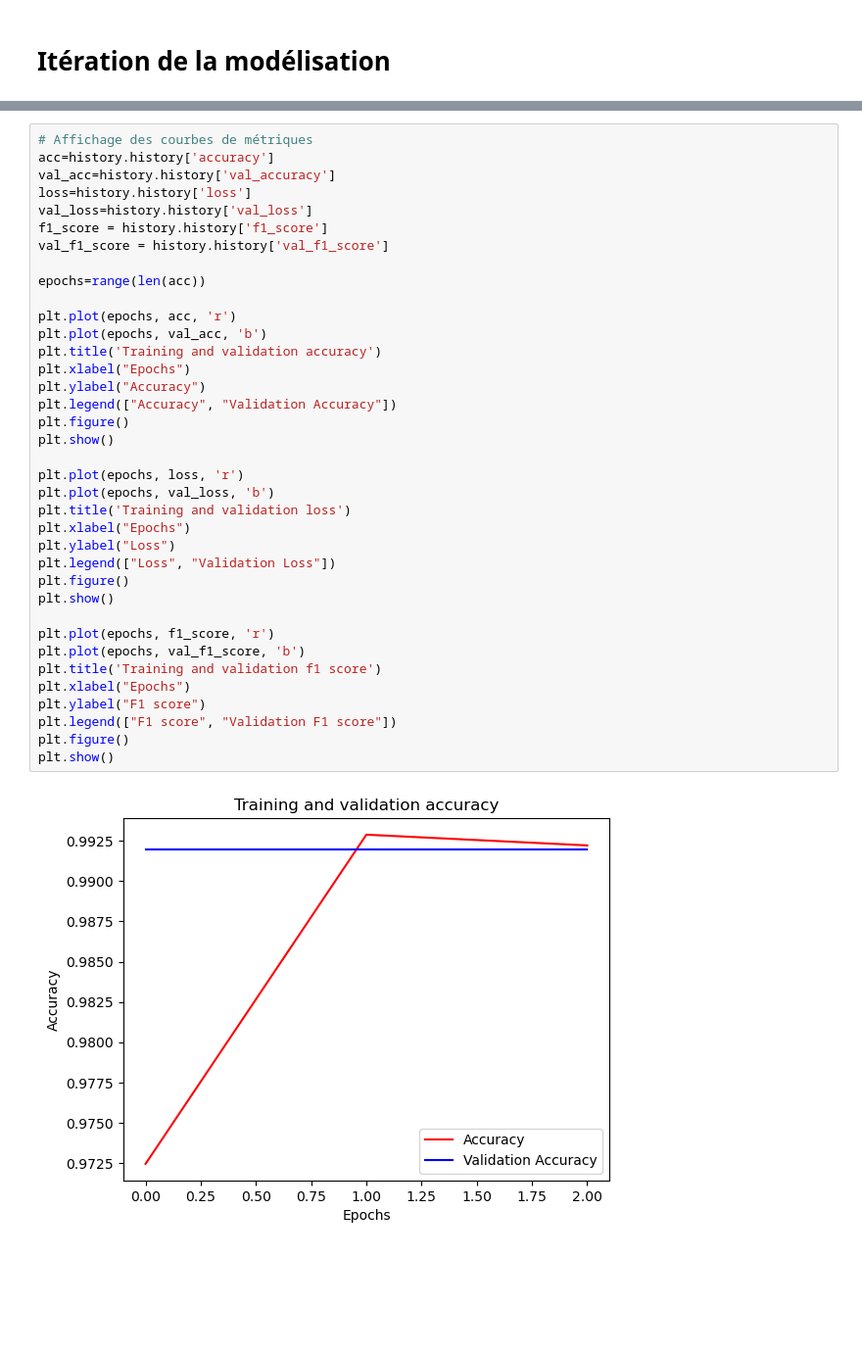
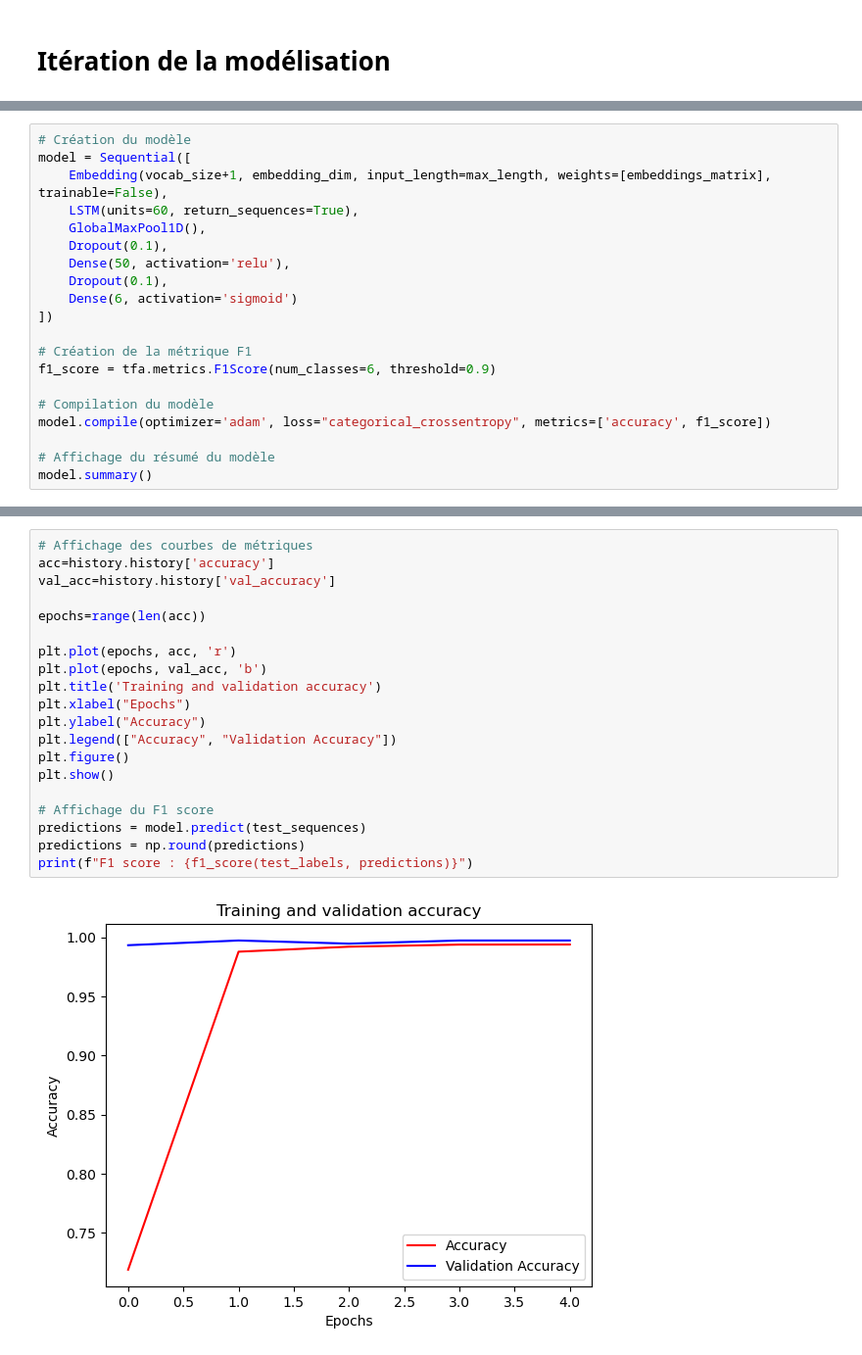
Before and after one commit to Dyrudis/NLP-Classification-de-commentaires, a Jupyter notebook: notebook.ipynb, the cells around one changed output, grey strips where cells are left out. Shown at 98% size. Saved outputs shown, nothing was run; the diff lists cells and outputs as text; blank space fills up the shorter version.

```diff
--- a/notebook.ipynb
+++ b/notebook.ipynb
@@ -286,0 +363,20 @@ _________________________________________________________________
+# %%
+# Création du modèle
+model = Sequential([
+    Embedding(vocab_size+1, embedding_dim, input_length=max_length, weights=[embeddings_matrix], trainable=False),
+    LSTM(units=60, return_sequences=True),
+    GlobalMaxPool1D(),
+    Dropout(0.1),
+    Dense(50, activation='relu'),
+    Dropout(0.1),
+    Dense(6, activation='sigmoid')
+])
+
+# Création de la métrique F1
+f1_score = tfa.metrics.F1Score(num_classes=6, threshold=0.9)
+
+# Compilation du modèle
+model.compile(optimizer='adam', loss="categorical_crossentropy", metrics=['accuracy', f1_score])
+
+# Affichage du résumé du modèle
+model.summary()
@@ -299,40 +415,23 @@ Epoch 3/3
 # %%
 # Affichage des courbes de métriques
 acc=history.history['accuracy']
 val_acc=history.history['val_accuracy']
-loss=history.history['loss']
-val_loss=history.history['val_loss']
-f1_score = history.history['f1_score']
-val_f1_score = history.history['val_f1_score']
 
 epochs=range(len(acc))
 
 plt.plot(epochs, acc, 'r')
 plt.plot(epochs, val_acc, 'b')
 plt.title('Training and validation accuracy')
 plt.xlabel("Epochs")
 plt.ylabel("Accuracy")
 plt.legend(["Accuracy", "Validation Accuracy"])
 plt.figure()
 plt.show()
 
-plt.plot(epochs, loss, 'r')
-plt.plot(epochs, val_loss, 'b')
-plt.title('Training and validation loss')
-plt.xlabel("Epochs")
-plt.ylabel("Loss")
-plt.legend(["Loss", "Validation Loss"])
-plt.figure()
-plt.show()
-
-plt.plot(epochs, f1_score, 'r')
-plt.plot(epochs, val_f1_score, 'b')
-plt.title('Training and validation f1 score')
-plt.xlabel("Epochs")
-plt.ylabel("F1 score")
-plt.legend(["F1 score", "Validation F1 score"])
-plt.figure()
-plt.show()
+# Affichage du F1 score
+predictions = model.predict(test_sequences)
+predictions = np.round(predictions)
+print(f"F1 score : {f1_score(test_labels, predictions)}")
 # %% [output]
-[figure, old version]
+[figure, new version]
 <Figure size 640x480 with 0 Axes>
```
Also changed, not shown: parts of 23 cells of this notebook.
